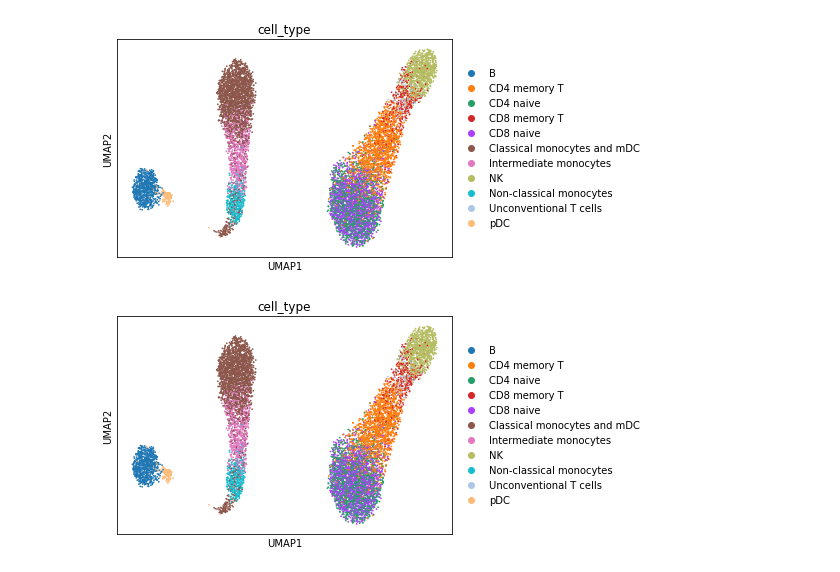
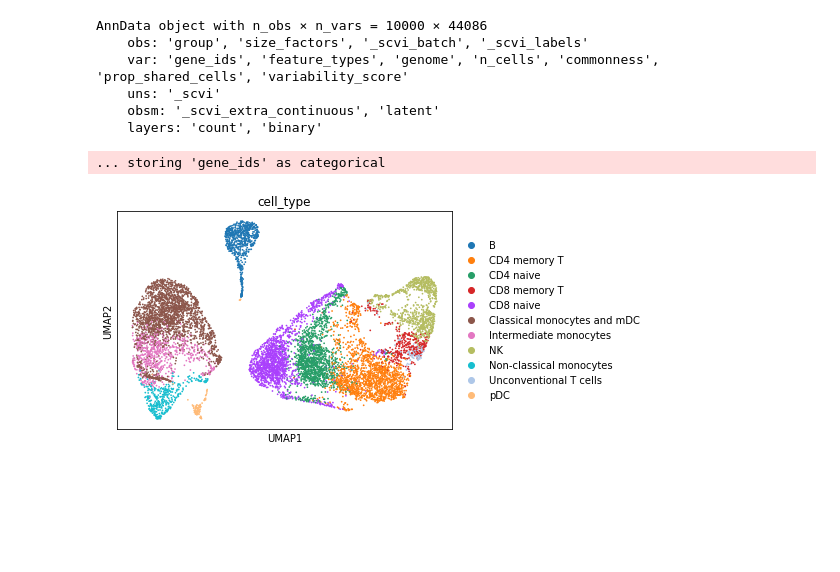
Before and after one commit to theislab/multimil, a Jupyter notebook: notebooks/tutorial.ipynb, the cells around one changed output. Drawn from its saved outputs; the diff is of its cells as text; code cells hidden in the pictures; blank space fills up the shorter version.

Commit message:
major refactor to work with scvi-tools

```diff
--- a/notebooks/tutorial.ipynb
+++ b/notebooks/tutorial.ipynb
@@ -56,3 +51,11 @@ model.train(n_iters=5000, kl_coef=1e-6)
+# %%
+model = mtg.model.MultiVAE(
+    adata,
+    modality_lengths=[4000, 40086], # one per modality
+    condition=False, # since one batch
+    losses=['nb', 'mse'], # one per modality
+    loss_coefs={'kl': 1e-6}
+)
 # %%
-model.history
+model.train()
 # %% [output]
@@ -103,7 +76,19 @@ model.get_latent_representation()
+# %%
+adata.obsm['latent'] = model.get_latent_representation()
+adata
+# %% [output]
+AnnData object with n_obs × n_vars = 10000 × 44086
+    obs: 'group', 'size_factors', '_scvi_batch', '_scvi_labels'
+    var: 'gene_ids', 'feature_types', 'genome', 'n_cells', 'commonness', 'prop_shared_cells', 'variability_score'
+    uns: '_scvi'
+    obsm: '_scvi_extra_continuous', 'latent'
+    layers: 'count', 'binary'
+# %%
+adata.obs['cell_type'] = rna.obs['cell_type']
 # %%
-sc.pp.neighbors(rna, use_rep="latent")
-sc.tl.umap(rna)
-sc.pl.umap(rna, color='cell_type')
+sc.pp.neighbors(adata, use_rep="latent")
+sc.tl.umap(adata)
+sc.pl.umap(adata, color='cell_type')
 # %% [output]
+... storing 'gene_ids' as categorical
-[figure, old version]
+[figure, new version]
-[figure, removed]
```
Also changed, not shown: parts of 15 cells of this notebook, 16 other files.
